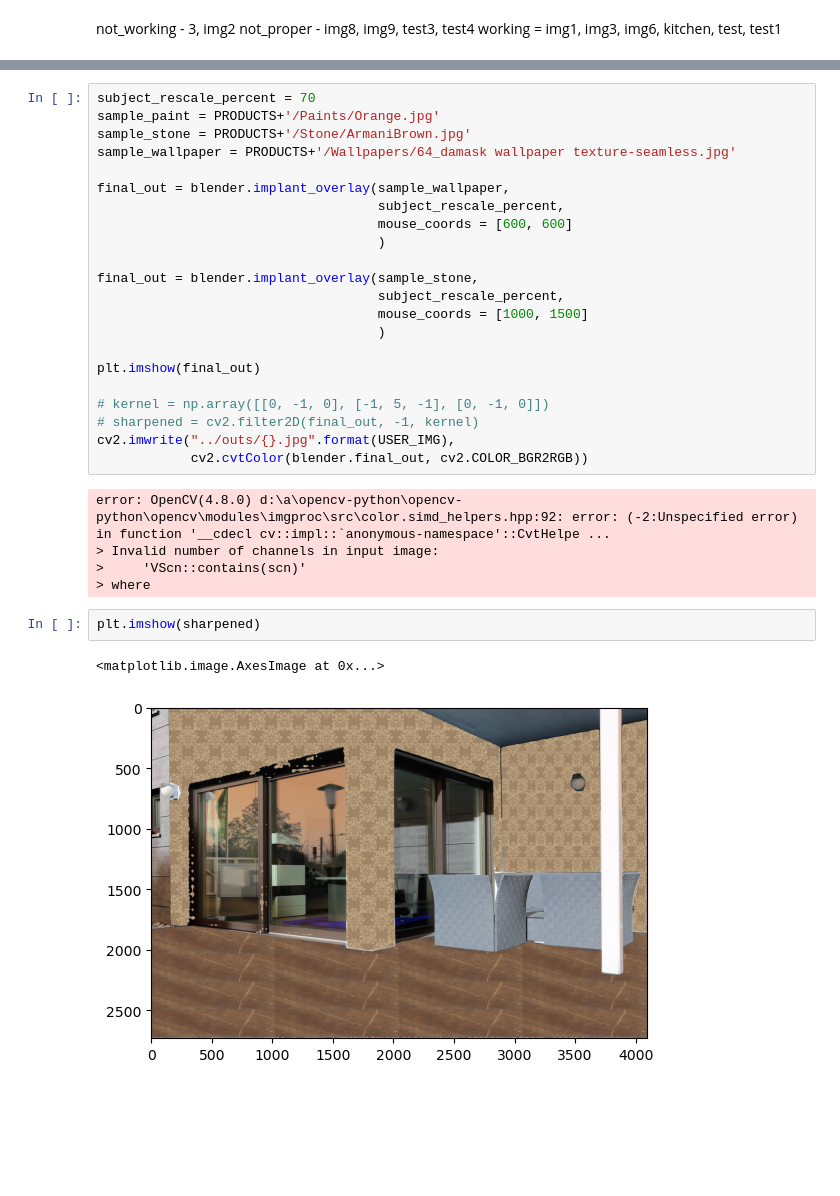
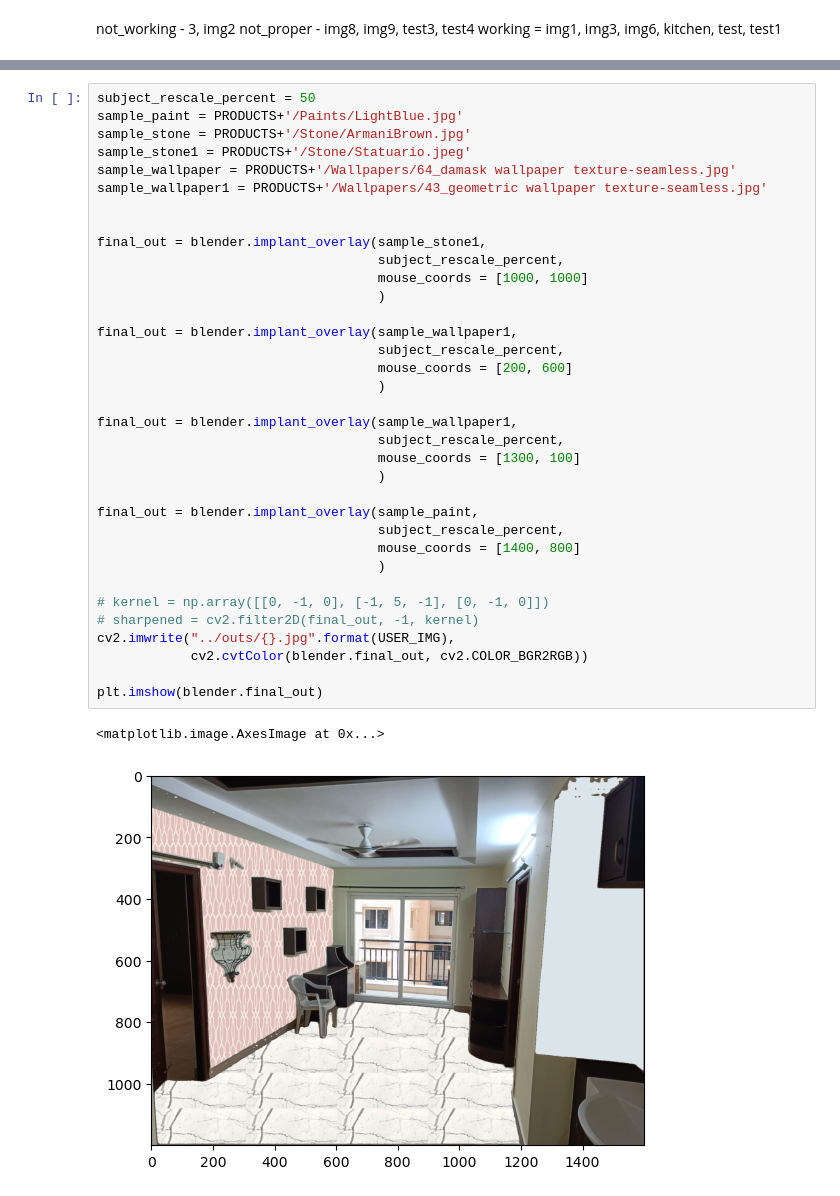
Before and after one commit to Karan-00-11/mfs, a Jupyter notebook: overlaying/overlayer.ipynb, the cells around one changed output, grey strips where cells are left out. Saved outputs shown, nothing was run; the diff lists cells and outputs as text; blank space fills up the shorter version.

```diff
--- a/overlaying/overlayer.ipynb
+++ b/overlaying/overlayer.ipynb
@@ -364,32 +388,38 @@ plt.imshow(blender.all_masks[1])
 # %%
-subject_rescale_percent = 70
-sample_paint = PRODUCTS+'/Paints/Orange.jpg'
+subject_rescale_percent = 50
+sample_paint = PRODUCTS+'/Paints/LightBlue.jpg'
 sample_stone = PRODUCTS+'/Stone/ArmaniBrown.jpg'
+sample_stone1 = PRODUCTS+'/Stone/Statuario.jpeg'
 sample_wallpaper = PRODUCTS+'/Wallpapers/64_damask wallpaper texture-seamless.jpg'
+sample_wallpaper1 = PRODUCTS+'/Wallpapers/43_geometric wallpaper texture-seamless.jpg'
 
-final_out = blender.implant_overlay(sample_wallpaper,
+
+final_out = blender.implant_overlay(sample_stone1,
                                     subject_rescale_percent,
-                                    mouse_coords = [600, 600]
+                                    mouse_coords = [1000, 1000]
                                     )
 
-final_out = blender.implant_overlay(sample_stone,
+final_out = blender.implant_overlay(sample_wallpaper1,
                                     subject_rescale_percent,
-                                    mouse_coords = [1000, 1500]
+                                    mouse_coords = [200, 600]
                                     )
 
-plt.imshow(final_out)
+final_out = blender.implant_overlay(sample_wallpaper1,
+                                    subject_rescale_percent,
+                                    mouse_coords = [1300, 100]
+                                    )
+
+final_out = blender.implant_overlay(sample_paint,
+                                    subject_rescale_percent,
+                                    mouse_coords = [1400, 800]
+                                    )
 
 # kernel = np.array([[0, -1, 0], [-1, 5, -1], [0, -1, 0]])
 # sharpened = cv2.filter2D(final_out, -1, kernel)
 cv2.imwrite("../outs/{}.jpg".format(USER_IMG),
             cv2.cvtColor(blender.final_out, cv2.COLOR_BGR2RGB))
+
+plt.imshow(blender.final_out)
 # %% [output]
-error: OpenCV(4.8.0) d:\a\opencv-python\opencv-python\opencv\modules\imgproc\src\color.simd_helpers.hpp:92: error: (-2:Unspecified error) in function '__cdecl cv::impl::`anonymous-namespace'::CvtHelpe ...
-> Invalid number of channels in input image:
->     'VScn::contains(scn)'
-> where
+<matplotlib.image.AxesImage at 0x...>
+[figure, added]
-# %%
-plt.imshow(sharpened)
-# %% [output]
-<matplotlib.image.AxesImage at 0x...>
-[figure, removed]
```
Also changed, not shown: parts of 7 cells of this notebook, 3 other files.
